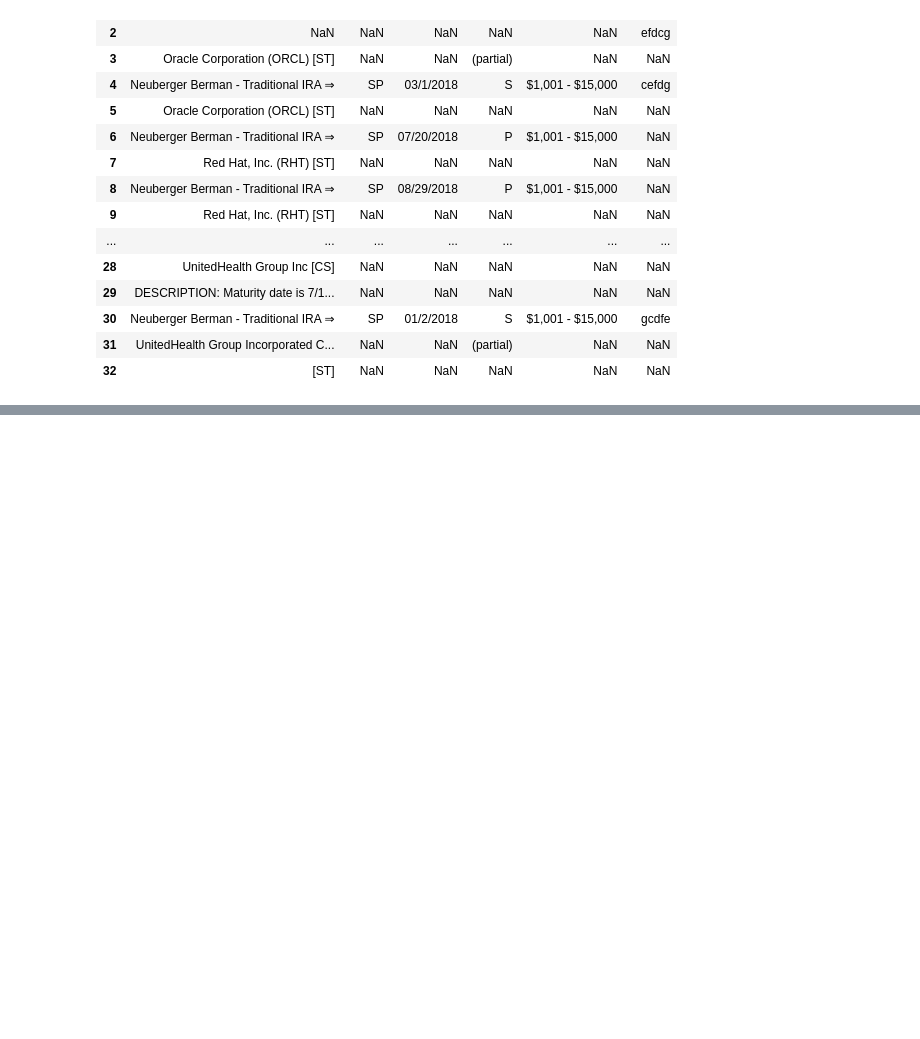
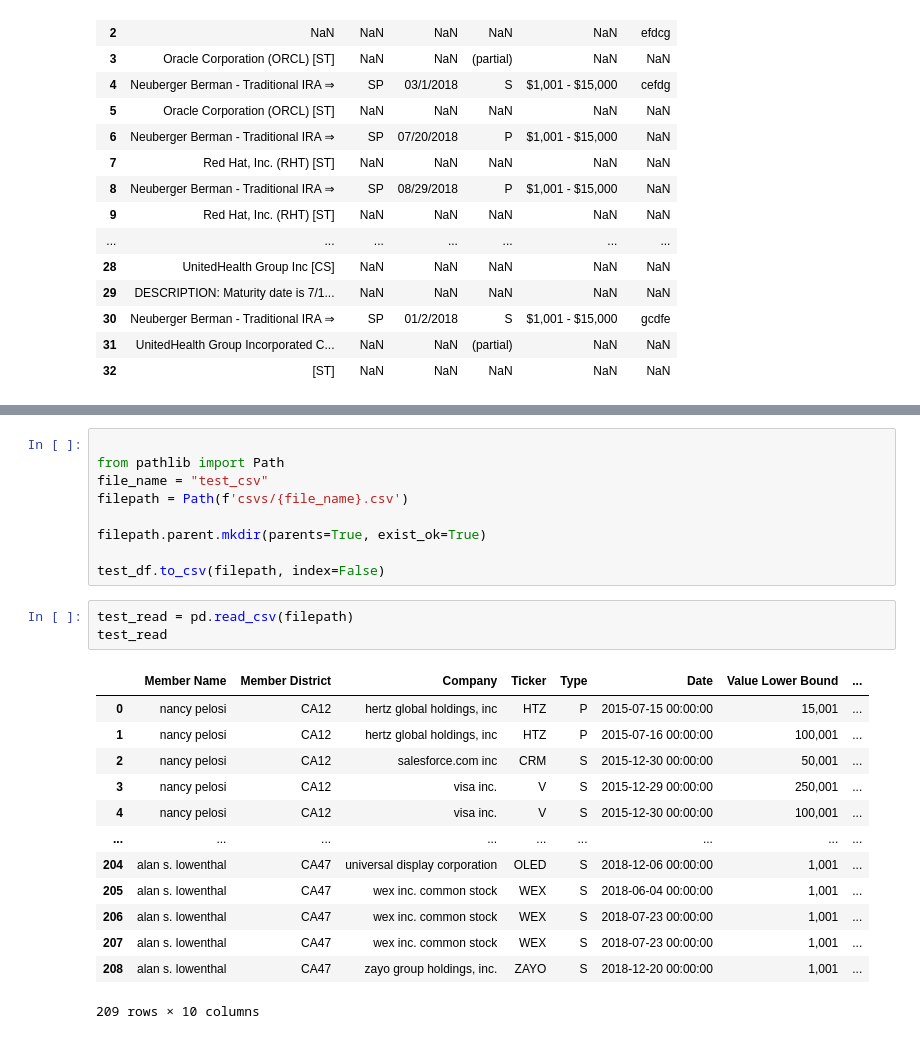
Before and after one commit to Tomyao991203/congressional-stock-trading-monitor, a Jupyter notebook: database/pdf_scraper_notebook.ipynb, the cells around one changed output, grey strips where cells are left out. Drawn from its saved outputs; the diff is of its cells as text; blank space fills up the shorter version.

```diff
--- a/database/pdf_scraper_notebook.ipynb
+++ b/database/pdf_scraper_notebook.ipynb
@@ -615,0 +586,26 @@ while index < len(list_of_pdf_paths)-1:
+# %%
+
+from pathlib import Path
+file_name = "test_csv"
+filepath = Path(f'csvs/{file_name}.csv')
+
+filepath.parent.mkdir(parents=True, exist_ok=True)
+
+test_df.to_csv(filepath, index=False)
+# %%
+test_read = pd.read_csv(filepath)
+test_read
+# %% [output]
+|  | Member Name | Member District | Company | Ticker | Type | Date | Value Lower Bound | ... |
+| 0 | nancy pelosi | CA12 | hertz global holdings, inc | HTZ | P | 2015-07-15 00:00:00 | 15,001 | ... |
+| 1 | nancy pelosi | CA12 | hertz global holdings, inc | HTZ | P | 2015-07-16 00:00:00 | 100,001 | ... |
+| 2 | nancy pelosi | CA12 | salesforce.com inc | CRM | S | 2015-12-30 00:00:00 | 50,001 | ... |
+| 3 | nancy pelosi | CA12 | visa inc. | V | S | 2015-12-29 00:00:00 | 250,001 | ... |
+| 4 | nancy pelosi | CA12 | visa inc. | V | S | 2015-12-30 00:00:00 | 100,001 | ... |
+| ... | ... | ... | ... | ... | ... | ... | ... | ... |
+| 204 | alan s. lowenthal | CA47 | universal display corporation | OLED | S | 2018-12-06 00:00:00 | 1,001 | ... |
+| 205 | alan s. lowenthal | CA47 | wex inc. common stock | WEX | S | 2018-06-04 00:00:00 | 1,001 | ... |
+| 206 | alan s. lowenthal | CA47 | wex inc. common stock | WEX | S | 2018-07-23 00:00:00 | 1,001 | ... |
+| 207 | alan s. lowenthal | CA47 | wex inc. common stock | WEX | S | 2018-07-23 00:00:00 | 1,001 | ... |
+| 208 | alan s. lowenthal | CA47 | zayo group holdings, inc. | ZAYO | S | 2018-12-20 00:00:00 | 1,001 | ... |
+209 rows × 10 columns
```
Also changed, not shown: parts of 14 cells of this notebook, 3 other files.
